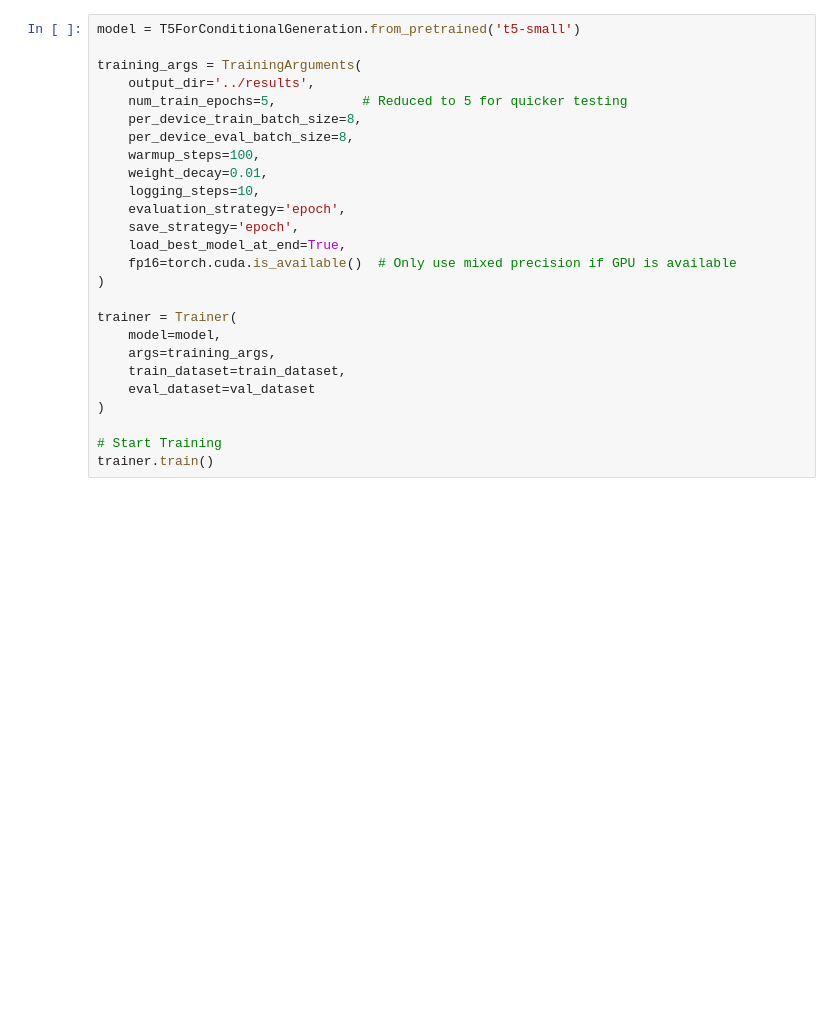
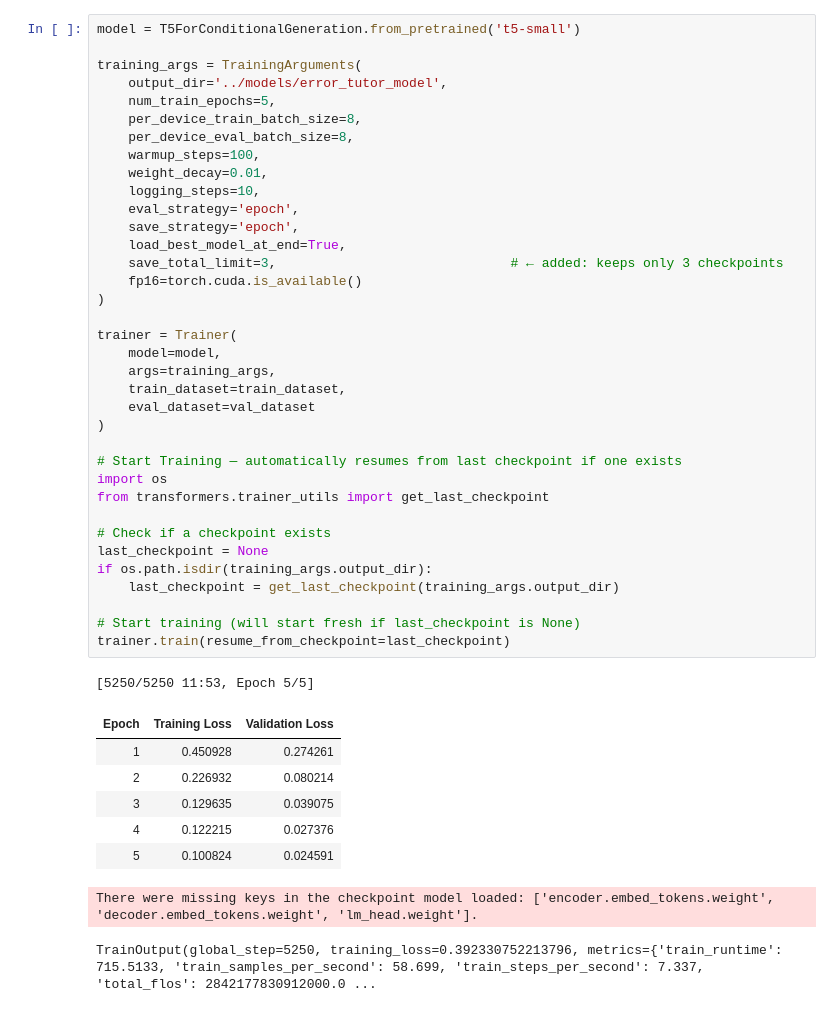
Before and after one commit to Sai-Charan-Kumar/Ai-error-tutor, a Jupyter notebook: tutor/notebooks/train_model.ipynb, the cells around one changed output. Saved outputs shown, nothing was run; the diff lists cells and outputs as text; blank space fills up the shorter version.

```diff
--- a/tutor/notebooks/train_model.ipynb
+++ b/tutor/notebooks/train_model.ipynb
@@ -125,29 +158,49 @@ val_dataset = ErrorDataset(val_df, tokenizer)
 # %%
 model = T5ForConditionalGeneration.from_pretrained('t5-small')
 
 training_args = TrainingArguments(
-    output_dir='../results',
-    num_train_epochs=5,           # Reduced to 5 for quicker testing
+    output_dir='../models/error_tutor_model',
+    num_train_epochs=5,
     per_device_train_batch_size=8,
     per_device_eval_batch_size=8,
     warmup_steps=100,
     weight_decay=0.01,
     logging_steps=10,
-    evaluation_strategy='epoch',
+    eval_strategy='epoch',
     save_strategy='epoch',
     load_best_model_at_end=True,
-    fp16=torch.cuda.is_available()  # Only use mixed precision if GPU is available
+    save_total_limit=3,                              # ← added: keeps only 3 checkpoints
+    fp16=torch.cuda.is_available()
 )
 
 trainer = Trainer(
     model=model,
     args=training_args,
     train_dataset=train_dataset,
     eval_dataset=val_dataset
 )
 
-# Start Training
-trainer.train()
+# Start Training — automatically resumes from last checkpoint if one exists
+import os
+from transformers.trainer_utils import get_last_checkpoint
+
+# Check if a checkpoint exists
+last_checkpoint = None
+if os.path.isdir(training_args.output_dir):
+    last_checkpoint = get_last_checkpoint(training_args.output_dir)
+
+# Start training (will start fresh if last_checkpoint is None)
+trainer.train(resume_from_checkpoint=last_checkpoint)
+# %% [output]
+[5250/5250 11:53, Epoch 5/5]
+| Epoch | Training Loss | Validation Loss |
+| 1 | 0.450928 | 0.274261 |
+| 2 | 0.226932 | 0.080214 |
+| 3 | 0.129635 | 0.039075 |
+| 4 | 0.122215 | 0.027376 |
+| 5 | 0.100824 | 0.024591 |
+There were missing keys in the checkpoint model loaded: ['encoder.embed_tokens.weight', 'decoder.embed_tokens.weight', 'lm_head.weight'].
+TrainOutput(global_step=5250, training_loss=0.392330752213796, metrics={'train_runtime': 715.5133, 'train_samples_per_second': 58.699, 'train_steps_per_second': 7.337, 'total_flos': 2842177830912000.0 ...
 # %%
 save_path = '../models/error_tutor_model'
 model.save_pretrained(save_path)
```
Also changed, not shown: parts of 6 cells of this notebook.
